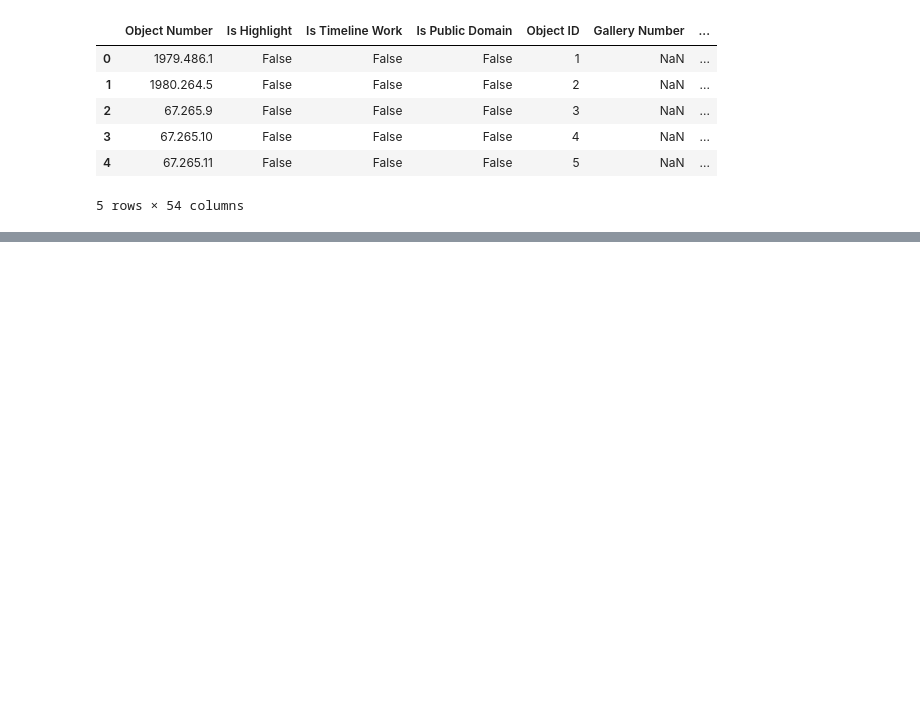
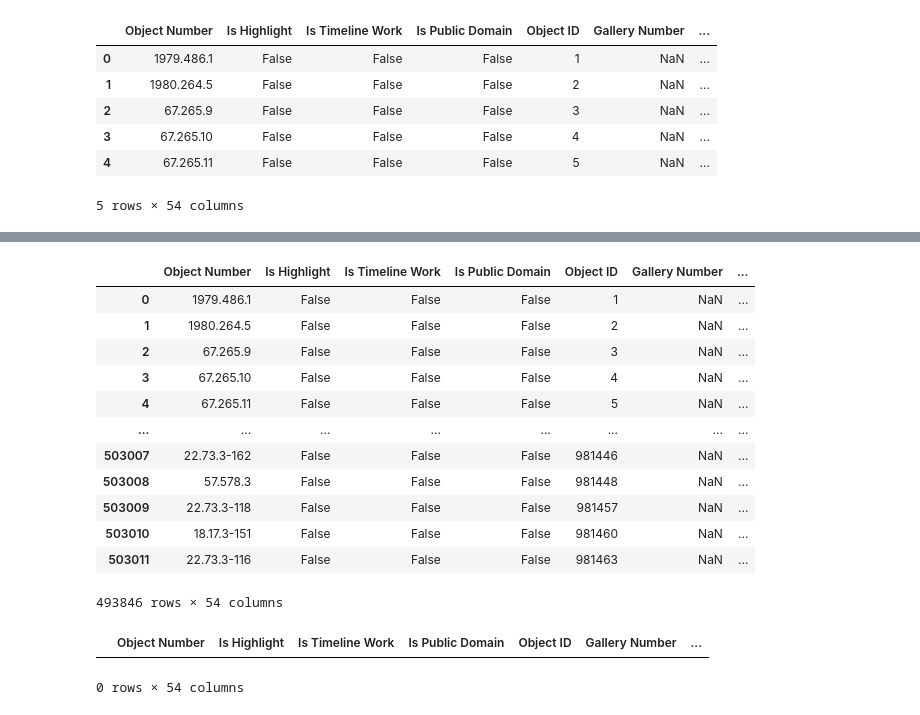
Before and after one commit to dialhero/Pyseum, a Jupyter notebook: src/notebook.ipynb, the cells around one changed output, grey strips where cells are left out. Drawn from its saved outputs; the diff is of its cells as text; code cells hidden in the pictures; blank space fills up the shorter version.

```diff
--- a/src/notebook.ipynb
+++ b/src/notebook.ipynb
@@ -34,0 +99,23 @@ memory usage: 197.2+ MB
+# %%
+# Filters out object from United States
+df[~df["Country"].isin(["United States"])]
+# %% [output]
+|  | Object Number | Is Highlight | Is Timeline Work | Is Public Domain | Object ID | Gallery Number | ... |
+| 0 | 1979.486.1 | False | False | False | 1 | NaN | ... |
+| 1 | 1980.264.5 | False | False | False | 2 | NaN | ... |
+| 2 | 67.265.9 | False | False | False | 3 | NaN | ... |
+| 3 | 67.265.10 | False | False | False | 4 | NaN | ... |
+| 4 | 67.265.11 | False | False | False | 5 | NaN | ... |
+| ... | ... | ... | ... | ... | ... | ... | ... |
+| 503007 | 22.73.3-162 | False | False | False | 981446 | NaN | ... |
+| 503008 | 57.578.3 | False | False | False | 981448 | NaN | ... |
+| 503009 | 22.73.3-118 | False | False | False | 981457 | NaN | ... |
+| 503010 | 18.17.3-151 | False | False | False | 981460 | NaN | ... |
+| 503011 | 22.73.3-116 | False | False | False | 981463 | NaN | ... |
+493846 rows × 54 columns
+# %%
+# Drops all rows containing missing values
+df.dropna()
+# %% [output]
+|  | Object Number | Is Highlight | Is Timeline Work | Is Public Domain | Object ID | Gallery Number | ... |
+0 rows × 54 columns
```
Also changed, not shown: parts of 9 cells of this notebook.
